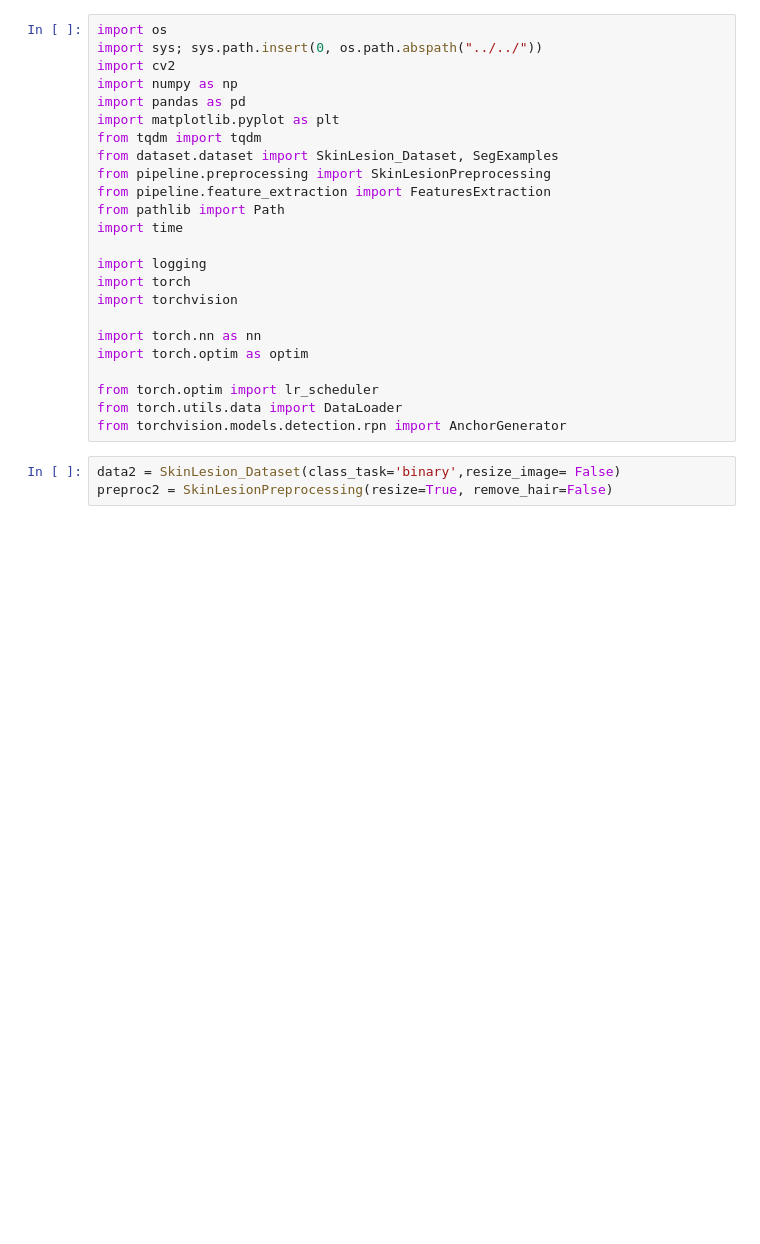
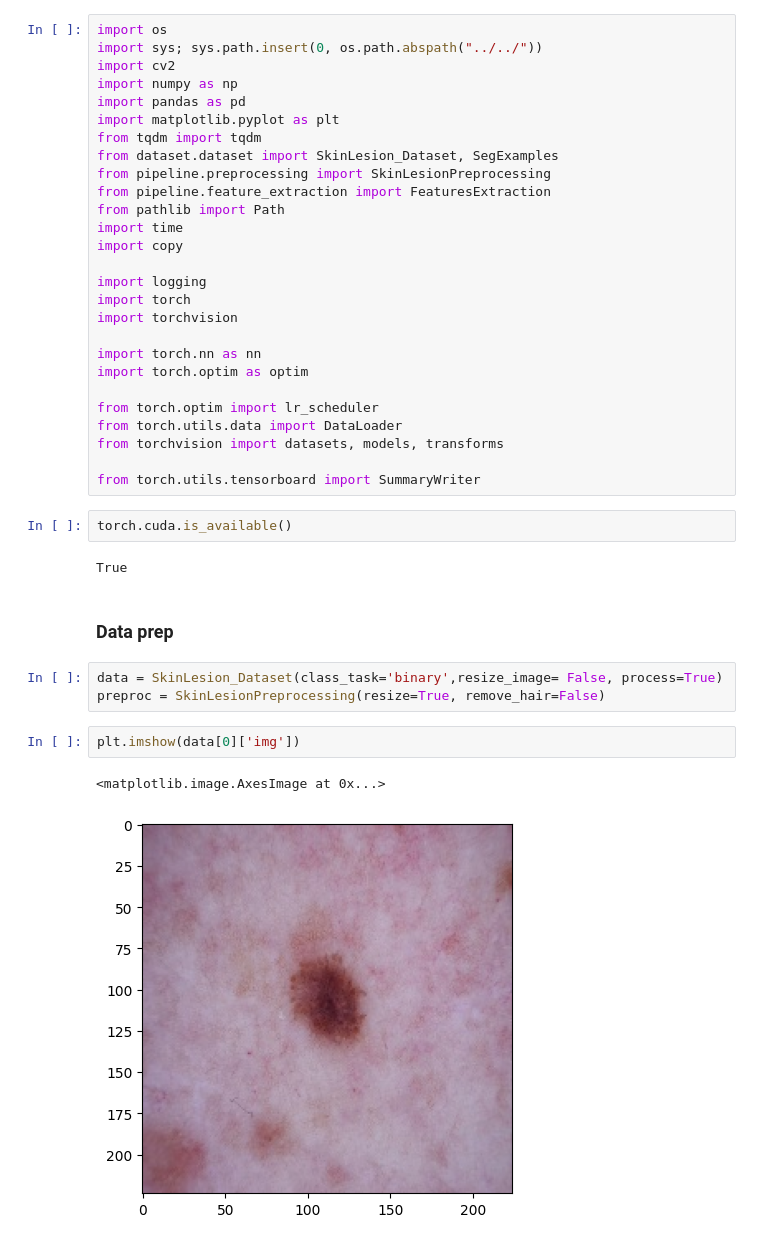
Before and after one commit to cansuyalcinn/skin-lesion-segmentation, a Jupyter notebook: notebooks/deep_learning/vanilla_pipe.ipynb, the cells around one changed output. Saved outputs shown, nothing was run; the diff lists cells and outputs as text; blank space fills up the shorter version.

```diff
--- a/notebooks/deep_learning/vanilla_pipe.ipynb
+++ b/notebooks/deep_learning/vanilla_pipe.ipynb
@@ -11,6 +11,7 @@ from pipeline.preprocessing import SkinLesionPreprocessing
 from pipeline.feature_extraction import FeaturesExtraction
 from pathlib import Path
 import time
+import copy
 
 import logging
 import torch
@@ -21,8 +22,21 @@ import torch.optim as optim
 
 from torch.optim import lr_scheduler
 from torch.utils.data import DataLoader
-from torchvision.models.detection.rpn import AnchorGenerator
+from torchvision import datasets, models, transforms
+
+from torch.utils.tensorboard import SummaryWriter
+# %%
+torch.cuda.is_available()
+# %% [output]
+True
+# %% [markdown]
+### Data prep
 # %%
-data2 = SkinLesion_Dataset(class_task='binary',resize_image= False)
-preproc2 = SkinLesionPreprocessing(resize=True, remove_hair=False)
+data = SkinLesion_Dataset(class_task='binary',resize_image= False, process=True)
+preproc = SkinLesionPreprocessing(resize=True, remove_hair=False)
+# %%
+plt.imshow(data[0]['img'])
+# %% [output]
+<matplotlib.image.AxesImage at 0x...>
+[figure, added]
 # %%
```
Also changed, not shown: parts of 13 cells of this notebook, 2 other files.
